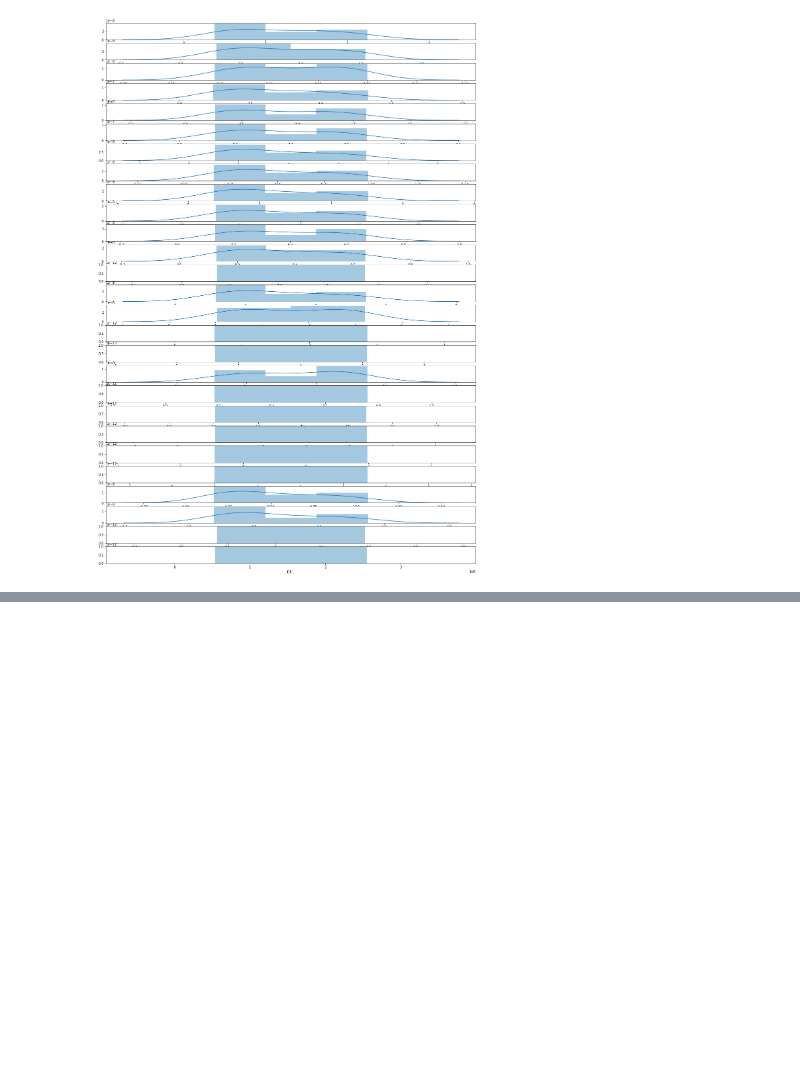
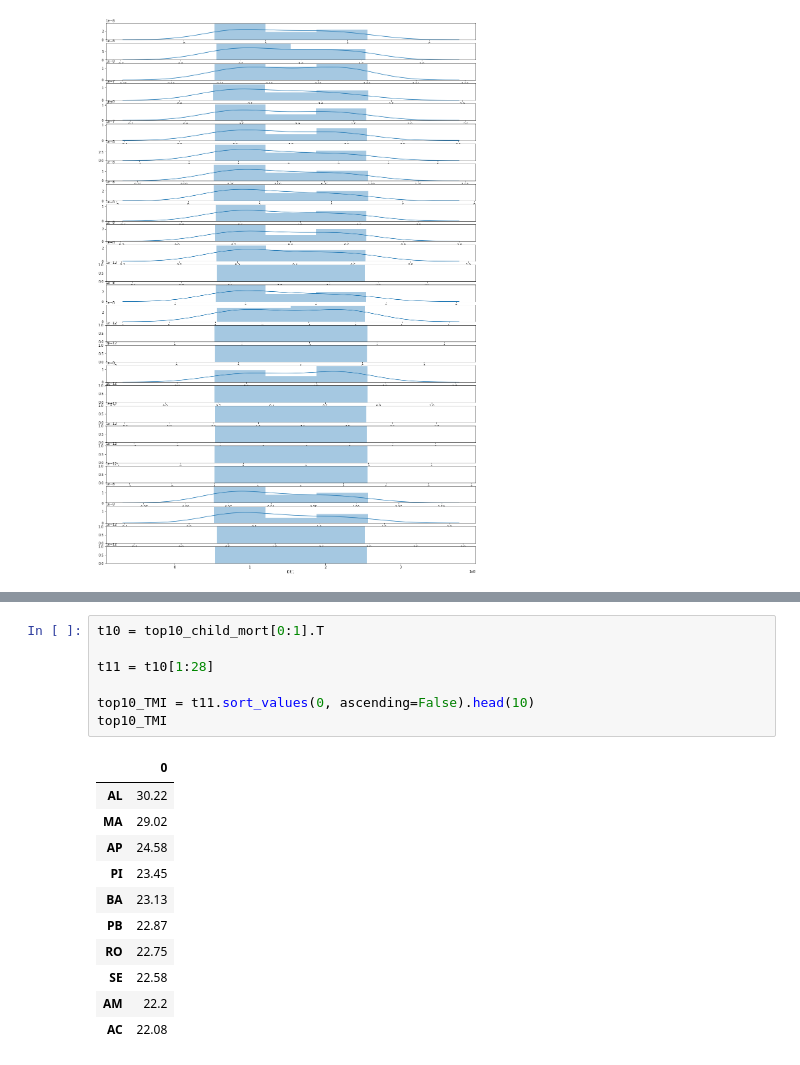
Before and after one commit to julianaeliseo/Brazil-s-states-socioeconomic-data-, a Jupyter notebook: Untitled.ipynb, the cells around one changed output, grey strips where cells are left out. Cells and saved outputs as stored; diff of their text form; blank space fills up the shorter version.

```diff
--- a/Untitled.ipynb
+++ b/Untitled.ipynb
@@ -193,0 +226,19 @@ for i in enumerate(feature):
+# %%
+t10 = top10_child_mort[0:1].T
+
+t11 = t10[1:28]
+
+top10_TMI = t11.sort_values(0, ascending=False).head(10)
+top10_TMI
+# %% [output]
+|  | 0 |
+| AL | 30.22 |
+| MA | 29.02 |
+| AP | 24.58 |
+| PI | 23.45 |
+| BA | 23.13 |
+| PB | 22.87 |
+| RO | 22.75 |
+| SE | 22.58 |
+| AM | 22.2 |
+| AC | 22.08 |
```
Also changed, not shown: parts of 14 cells of this notebook.
